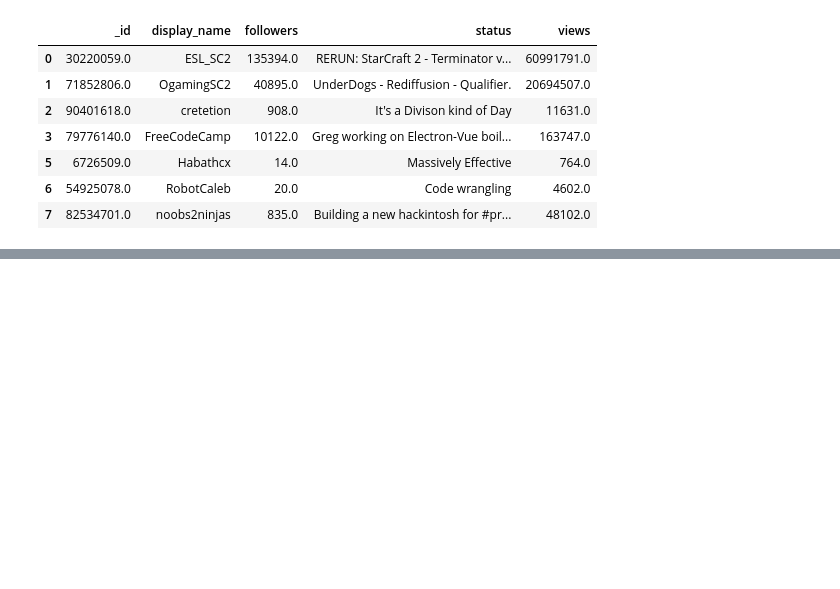
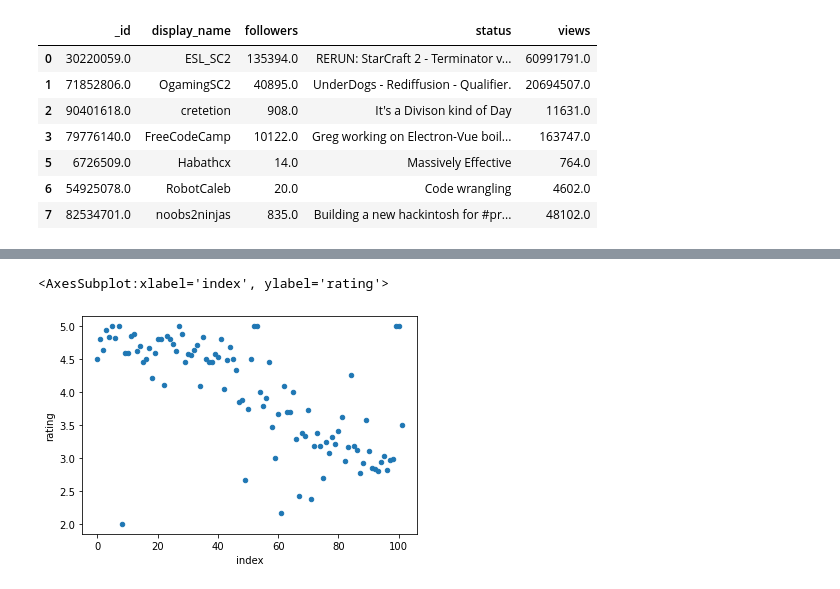
Before and after one commit to cb-ds-1/4-5-web-data, a Jupyter notebook: workshop.ipynb, the cells around one changed output, grey strips where cells are left out. Drawn from its saved outputs; the diff is of its cells as text; code cells hidden in the pictures; blank space fills up the shorter version.

```diff
--- a/workshop.ipynb
+++ b/workshop.ipynb
@@ -95,0 +95,35 @@ Note: This might create a lot of data! Try to break down your analysis in chunks
+# %%
+df_reviews = pd.DataFrame(columns = ['app', 'title', 'author', 'rating', 'review', 'version'])
+
+countries = ["ca", "us", "gb", "au", "ie", "nz"]
+apps = [553834731, 547702041, 284882215, 333903271]
+
+for app in apps:
+    for country in countries:
+        for page in range(1, 10):
+            ## tried to go past page 10 but jupyter bugged out every time :/
+            url = "https://itunes.apple.com/%s/rss/customerreviews/id=%d/page=%d/sortby=mostrecent/json" % (country, app, page)
+            page = requests.get(url)
+            site = json.loads(page.content)
+            data = site.get("feed").get("entry")
+            if data == None:
+                continue
+
+            for i in range(0, len(data)):
+                if data[i].get('im:name'): continue
+
+                title = data[i].get('title').get('label')
+                author = data[i].get('author').get('name').get('label')
+                rating = data[i].get('im:rating').get('label')
+                review = data[i].get('content').get('label')
+                version = data[i].get('im:version').get('label')
+                new_row = {'app':app, 'title':title, 'author':author, 'rating':rating, 'review':review, 'version':version}
+                df_reviews = df_reviews.append(new_row, ignore_index=True)
+                continue
+
+df_reviews.loc[df_reviews.app == 553834731, 'app'] = "Candy Crush"
+df_reviews.loc[df_reviews.app == 547702041, 'app'] = "Tinder"
+df_reviews.loc[df_reviews.app == 284882215, 'app'] = "Facebook"
+df_reviews.loc[df_reviews.app == 333903271, 'app'] = "Twitter"
+df_reviews.rating = df_reviews.rating.astype(int)
+df_reviews
@@ -95,0 +161,5 @@ Note: This might create a lot of data! Try to break down your analysis in chunks
+# %%
+df_reviews.loc[df_reviews.app == "Candy Crush"].groupby(by=['version']).mean().reset_index().reset_index().plot.scatter(x='index', y='rating')
+# %% [output]
+<AxesSubplot:xlabel='index', ylabel='rating'>
+[figure, added]
```
Also changed, not shown: parts of 19 cells of this notebook.
